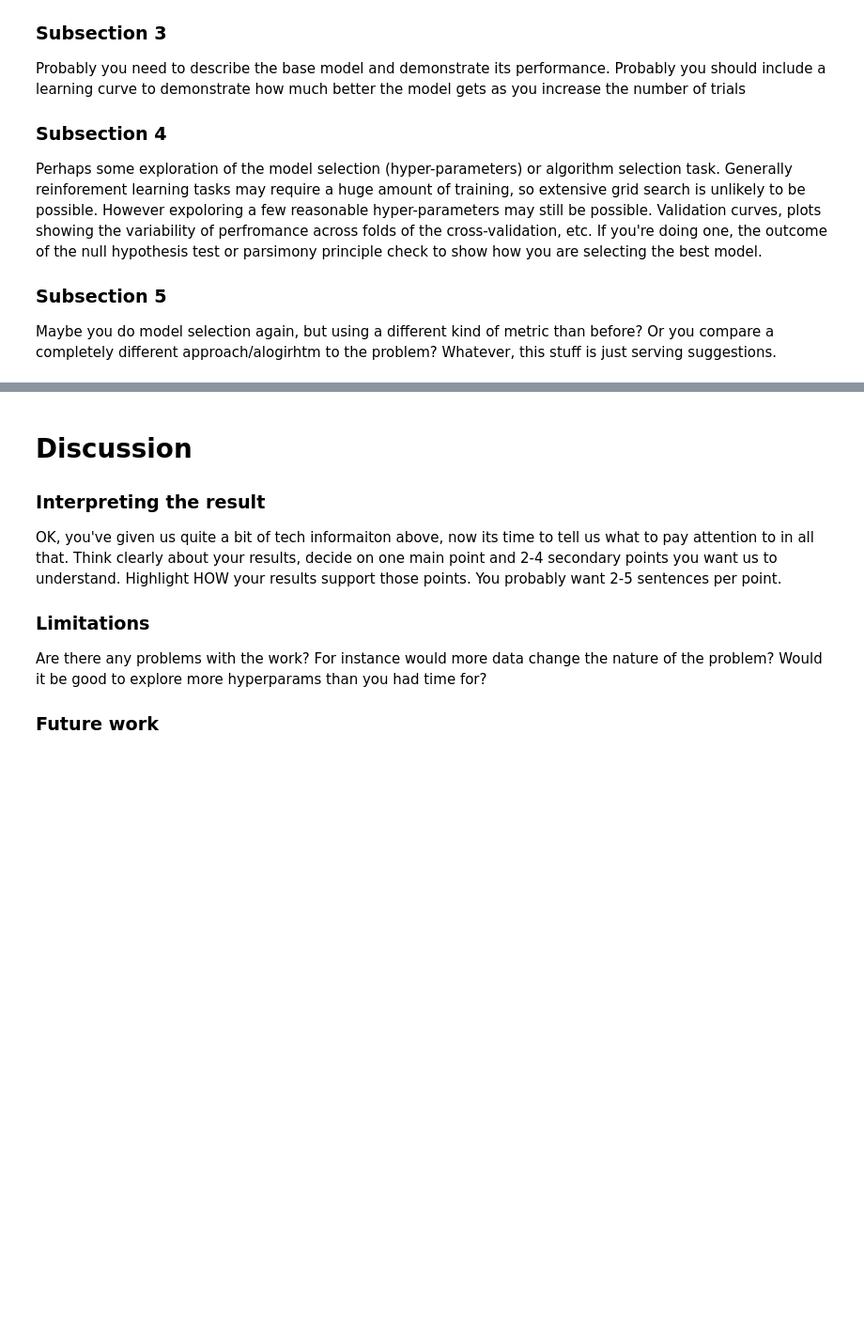
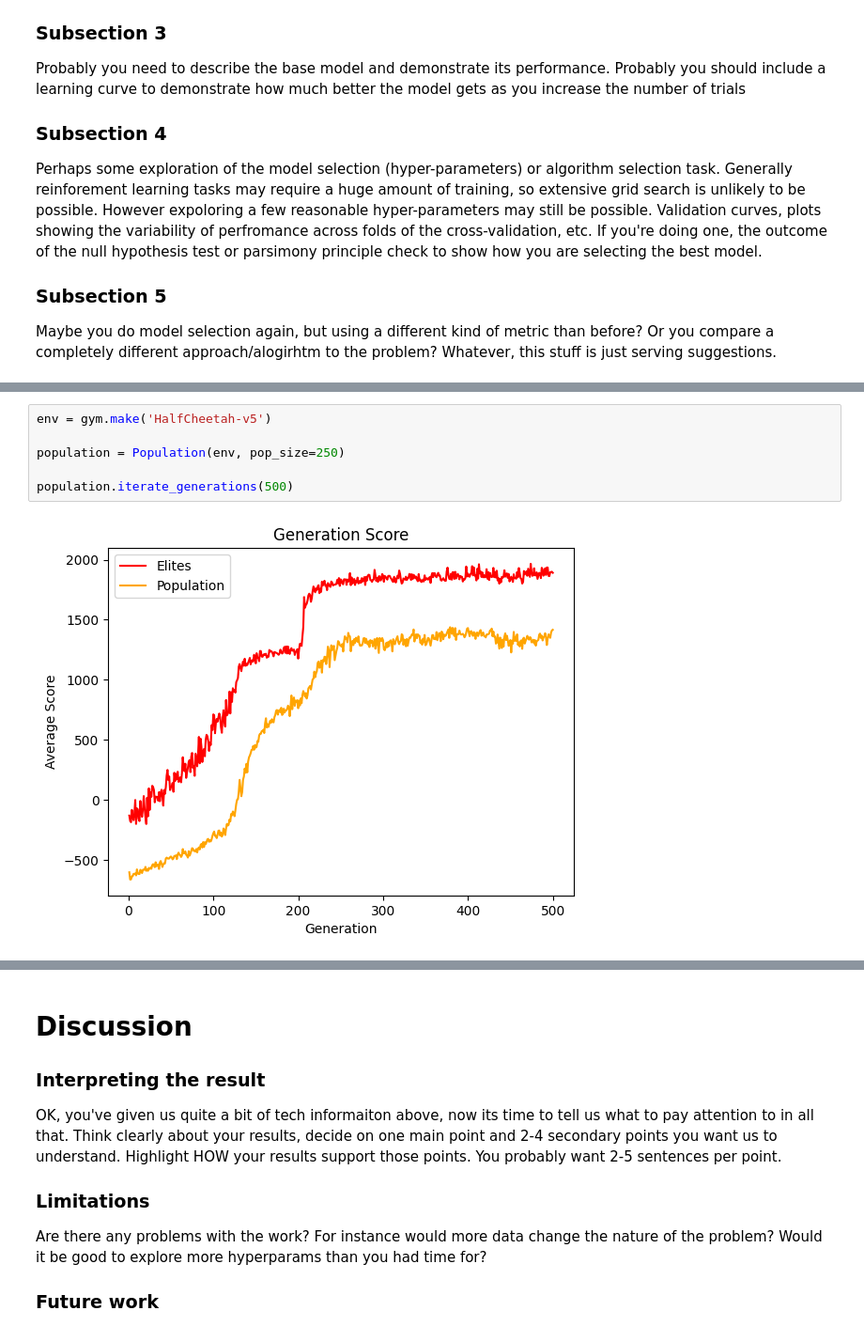
Before and after one commit to Sebewe/COGS188_FinalProject, a Jupyter notebook: FinalProject_RealMoonLanders.ipynb, the cells around one changed output, grey strips where cells are left out. Shown: that part at 94% size. Cells and saved outputs as stored; diff of their text form; blank space fills up the shorter version.

```diff
--- a/FinalProject_RealMoonLanders.ipynb
+++ b/FinalProject_RealMoonLanders.ipynb
@@ -86,0 +111,8 @@ Maybe you do model selection again, but using a different kind of metric than be
+# %%
+env = gym.make('HalfCheetah-v5')
+
+population = Population(env, pop_size=250)
+
+population.iterate_generations(500)
+# %% [output]
+[figure, added]
```
Also changed, not shown: parts of 7 cells of this notebook, 9 other files.
